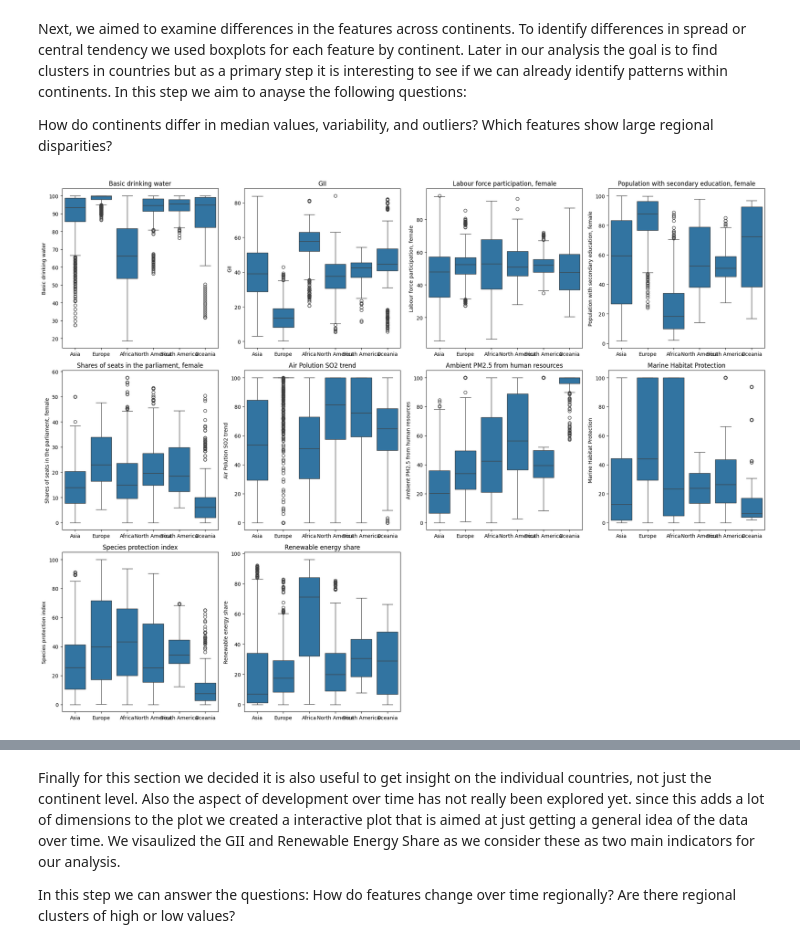
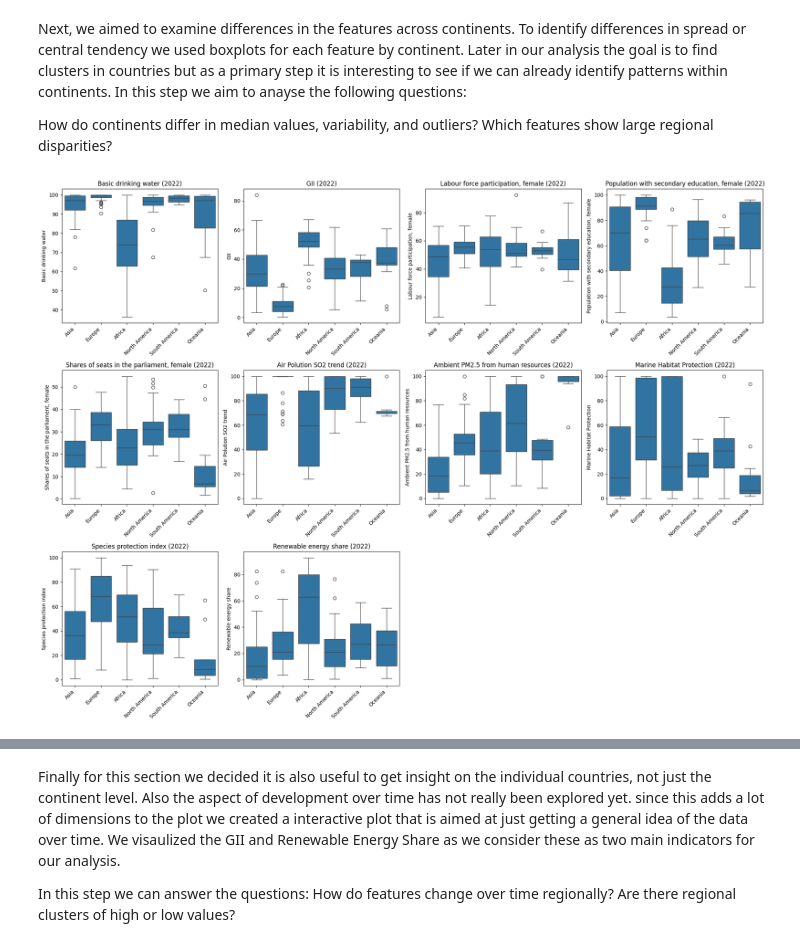
Before and after one commit to lukavicius/Gender-Equality-and-Sustainability, a Jupyter notebook: Project.ipynb, the cells around one changed output, grey strips where cells are left out. Cells and saved outputs as stored; diff of their text form; code cells hidden in the pictures.

```diff
--- a/Project.ipynb
+++ b/Project.ipynb
@@ -639,20 +638,27 @@ Next, we aimed to examine differences in the features across continents. To iden
 
 How do continents differ in median values, variability, and outliers?
 Which features show large regional disparities?
-# %%
-fig, axes = plt.subplots(3, 4, figsize=(20, 15))
-axes = axes.flatten()
-
-for i, col in enumerate(numeric_cols):
-    sns.boxplot(data=data, x='continent', y=col, ax=axes[i])
-    axes[i].set_title(col)
-    axes[i].set_xlabel("")
-
-for j in range(i+1, len(axes)):
-    fig.delaxes(axes[j])
-
-plt.tight_layout()
-plt.show()
-# %% [output]
-[figure, removed]
+# %%
+# Filter for only year 2022
+data_2022 = data[data['year'] == 2022]
+
+fig, axes = plt.subplots(3, 4, figsize=(20, 15))
+axes = axes.flatten()
+
+for i, col in enumerate(numeric_cols):
+    sns.boxplot(data=data_2022, x='continent', y=col, ax=axes[i])
+    axes[i].set_title(f"{col} (2022)")
+    axes[i].set_xlabel("")
+    axes[i].tick_params(axis='x', rotation=45)
+    for tick in axes[i].get_xticklabels():
+        tick.set_ha('right')
+
+# Remove any unused subplots
+for j in range(i + 1, len(axes)):
+    fig.delaxes(axes[j])
+
+plt.tight_layout()
+plt.show()
+# %% [output]
+[figure, added]
 # %% [markdown]
```
Also changed, not shown: parts of 3 cells of this notebook, 1 other file.
